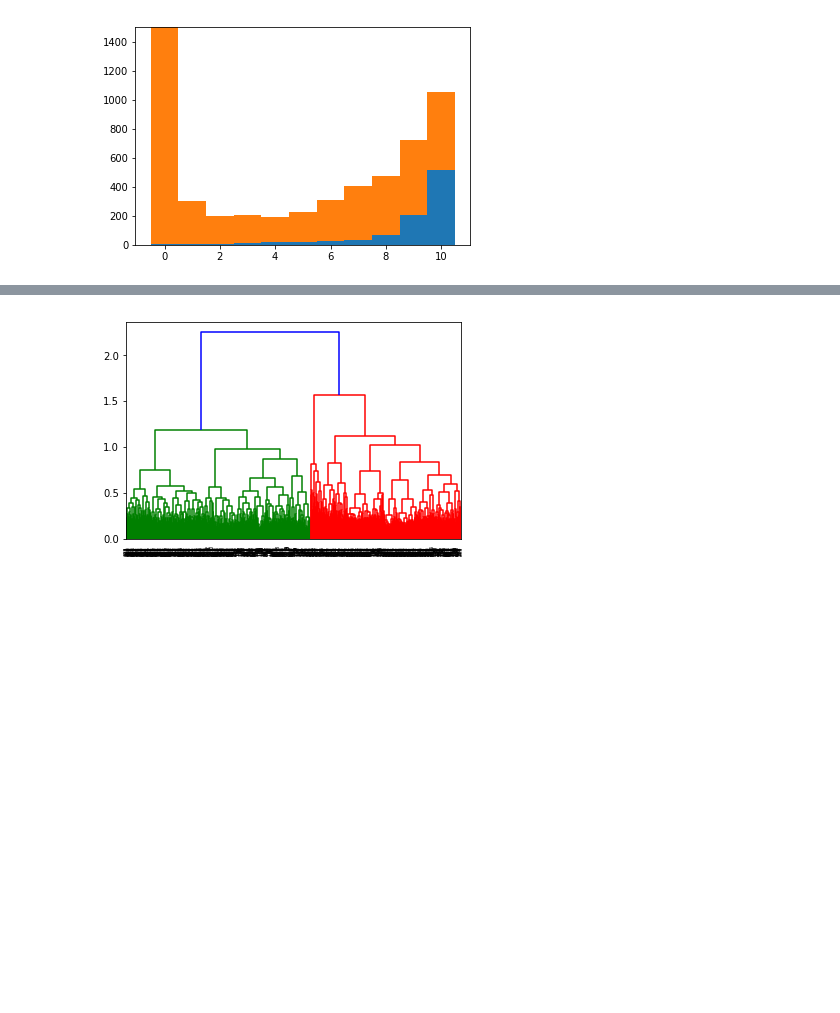
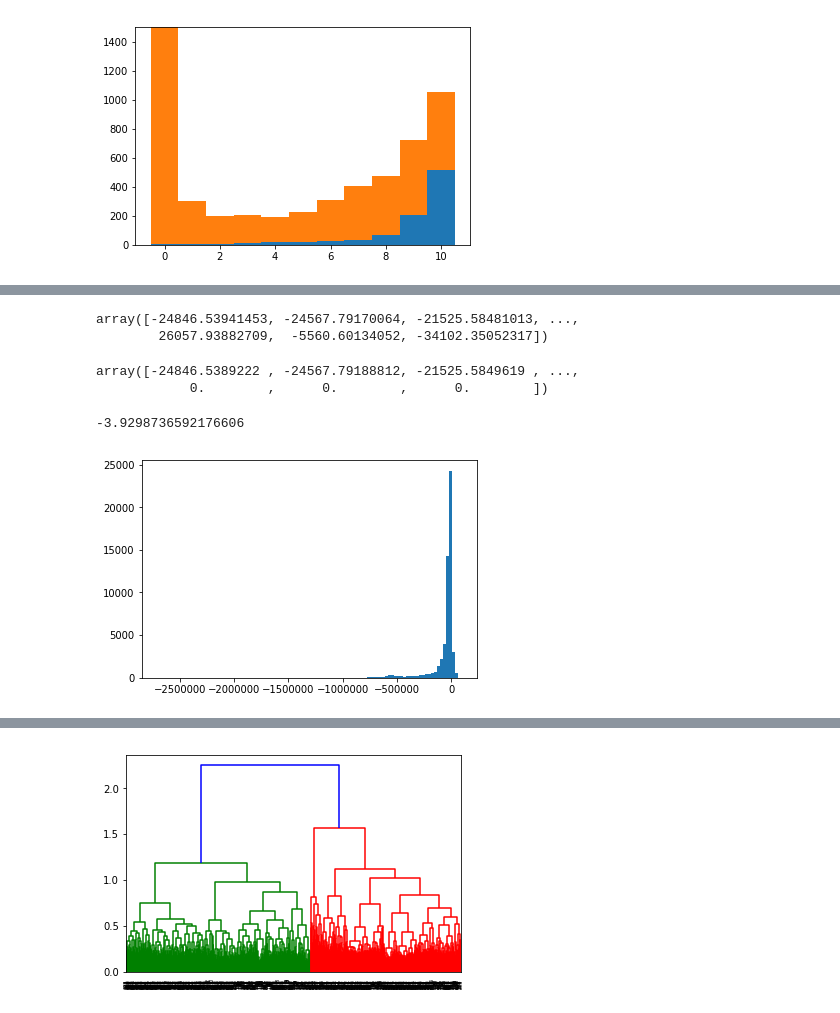
Before and after one commit to anders-biostat/sc_methods, a Jupyter notebook: Tm_dist/endo_neighbours.ipynb, the cells around one changed output, grey strips where cells are left out. Drawn from its saved outputs; the diff is of its cells as text; code cells hidden in the pictures; blank space fills up the shorter version.

```diff
--- a/Tm_dist/endo_neighbours.ipynb
+++ b/Tm_dist/endo_neighbours.ipynb
@@ -108,0 +289,18 @@ plt.ylim(0,1500);
+# %%
+-a/2
+# %% [output]
+array([-24846.53941453, -24567.79170064, -21525.58481013, ...,
+        26057.93882709,  -5560.60134052, -34102.35052317])
+# %%
+a2
+# %% [output]
+array([-24846.5389222 , -24567.79188812, -21525.5849619 , ...,
+            0.        ,      0.        ,      0.        ])
+# %%
+np.log( exprs.obs.endo_gold.sum() ) - np.log( exprs.obs.endo_gold_neg.sum() )
+# %% [output]
+-3.9298736592176606
+# %%
+plt.hist(a,100);
+# %% [output]
+[figure, added]
```
Also changed, not shown: parts of 28 cells of this notebook.
